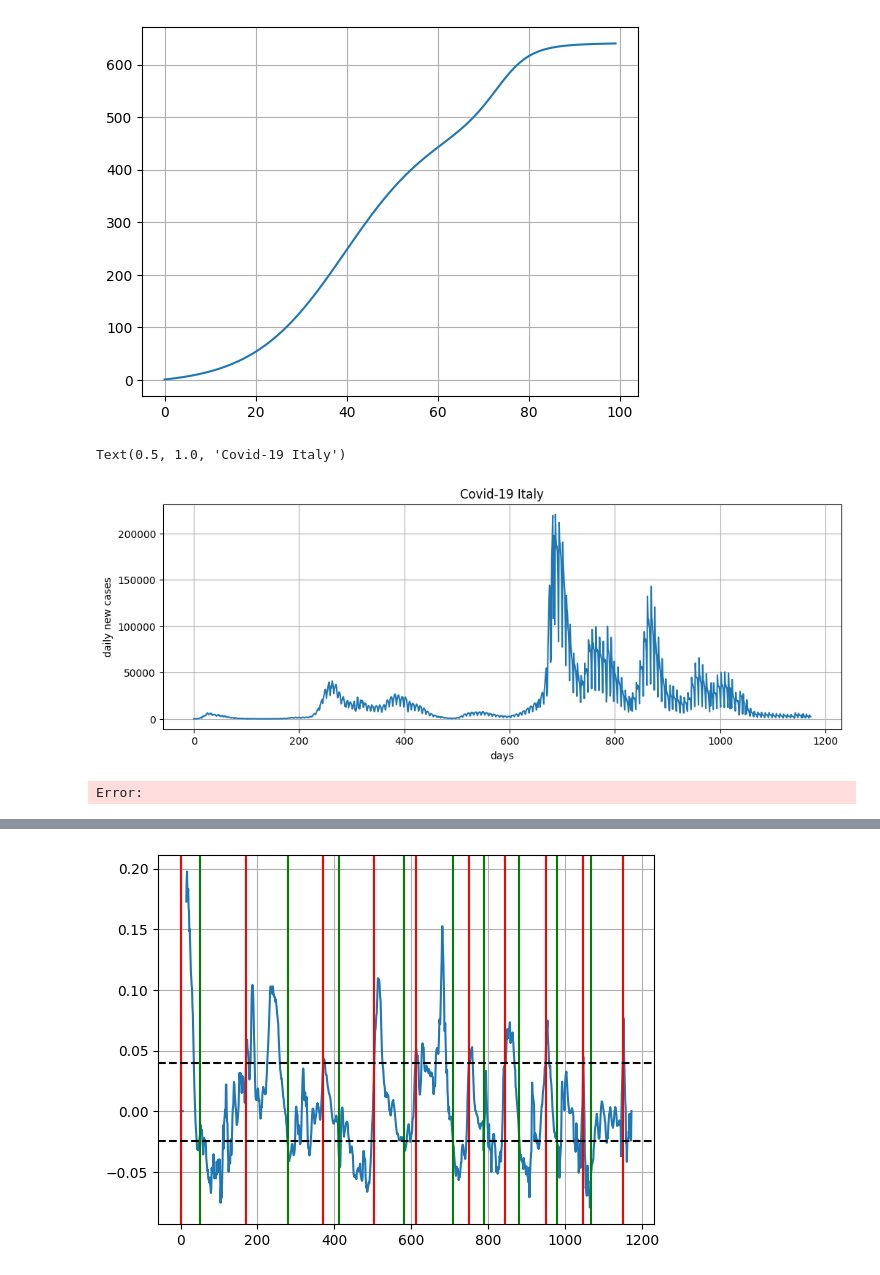
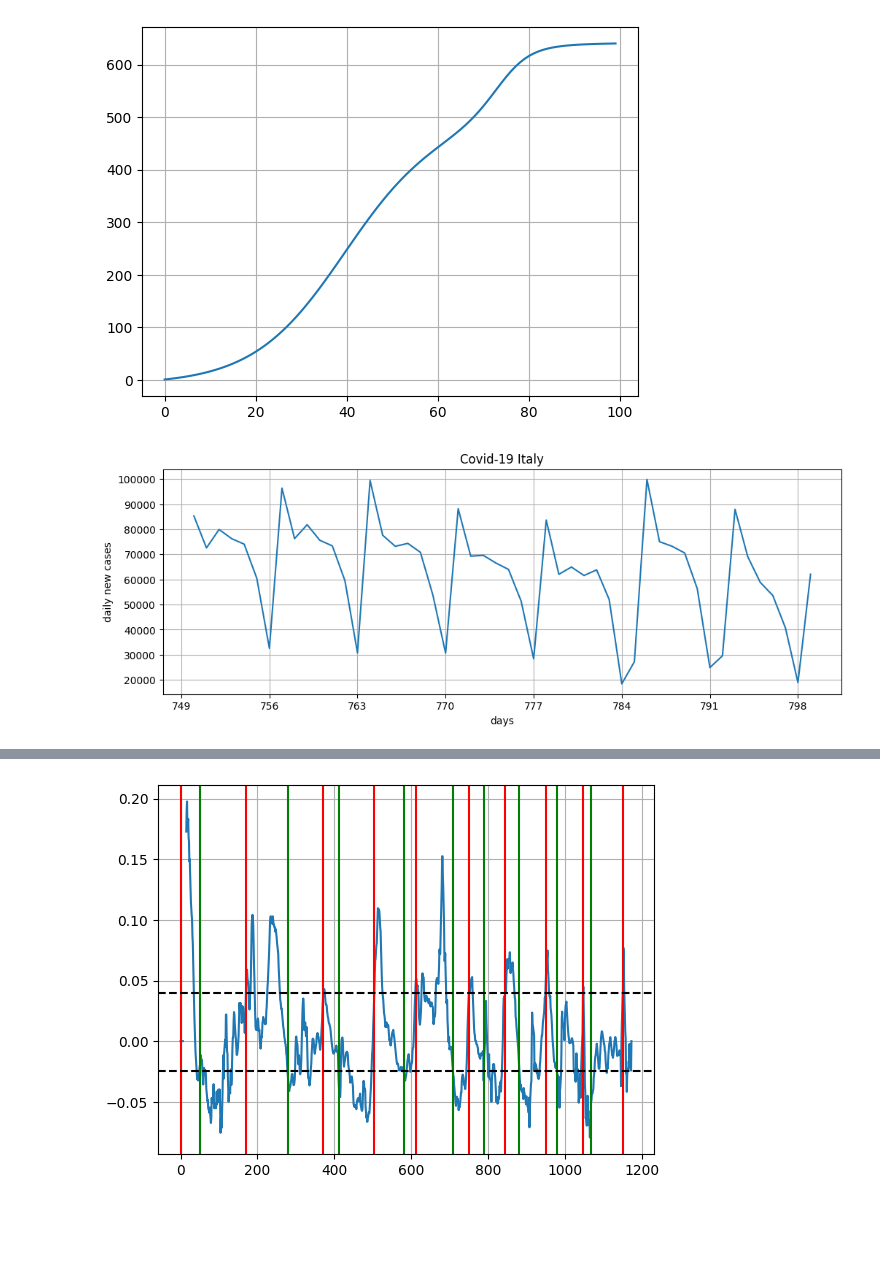
Before and after one commit to Adrianominora/Wave, a Jupyter notebook: script/Loglet.ipynb, the cells around one changed output, grey strips where cells are left out. Cells and saved outputs as stored; diff of their text form; code cells hidden in the pictures; blank space fills up the shorter version.

```diff
--- a/script/Loglet.ipynb
+++ b/script/Loglet.ipynb
@@ -81,29 +81,32 @@ plt.grid(True)
 # %%
 # Import data
 national_data=pd.read_csv('..\data\dati-andamento-nazionale\dpc-covid19-ita-andamento-nazionale.csv')
 new_pos=national_data['nuovi_positivi'].values
+
+from matplotlib import ticker
 
 # Richard bell curve
 K = 3500000
 r = 0.1
 tm = 1
 nu = 0.05
 
-T= 1173
-t= np.arange(0,T)
+t0 = 750
+T= 800
+t= np.arange(t0,T)
 y= r*K*np.exp(-r*(t-tm))/((1+np.exp(-r*(t-tm)))**(1/nu)*(1+np.exp(-r*(t-tm))))
 
 plt.figure(figsize=(12,4))
-plt.plot(new_pos[0:T])
+plt.plot(t, new_pos[t0:T])
 #plt.plot(y)
 plt.grid(True)
 plt.xlabel('days')
 plt.ylabel('daily new cases')
 plt.title('Covid-19 Italy')
+ax = plt.gca()
+ax.xaxis.set_major_locator(ticker.MultipleLocator(7))
 # %% [output]
-Text(0.5, 1.0, 'Covid-19 Italy')
-[figure, old version]
+[figure, new version]
-Error:
 # %%
 # Cumulative
 
```
Also changed, not shown: parts of 2 cells of this notebook, 1 other file.
